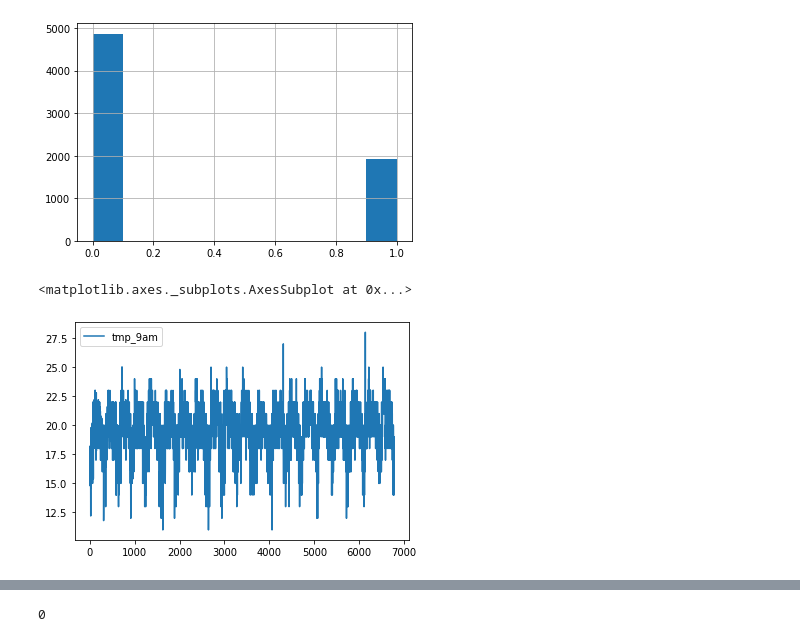
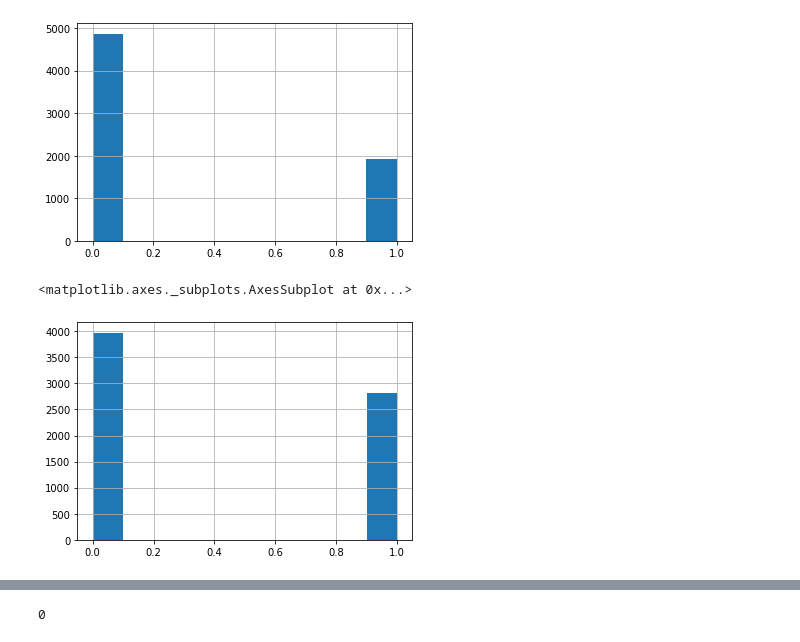
Before and after one commit to navilaufm/ML_LR_rainfall_MGGT, a Jupyter notebook: Norman_Avila_ML_LR_rainfall.ipynb, the cells around one changed output, grey strips where cells are left out. Cells and saved outputs as stored; diff of their text form; code cells hidden in the pictures.

```diff
--- a/Norman_Avila_ML_LR_rainfall.ipynb
+++ b/Norman_Avila_ML_LR_rainfall.ipynb
@@ -115,11 +139,11 @@ data["pcp"].hist() ##this is the value wanted to predict if will rain in afterno
 # %% [output]
 <matplotlib.axes._subplots.AxesSubplot at 0x...>
 [figure]
-# %%
-data[['tmp_9am']].plot()
-# %% [output]
-<matplotlib.axes._subplots.AxesSubplot at 0x...>
-[figure, removed]
+# %%
+data['spl_10am'].hist()
+# %% [output]
+<matplotlib.axes._subplots.AxesSubplot at 0x...>
+[figure, added]
 # %%
 data.columns
 # %% [output]
```
Also changed, not shown: parts of 12 cells of this notebook.
